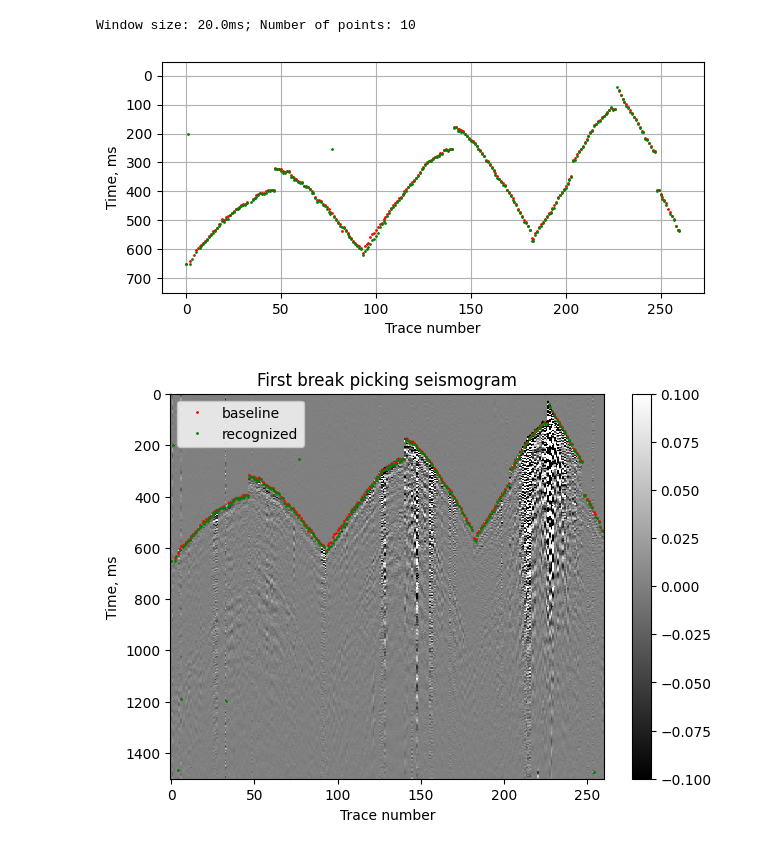
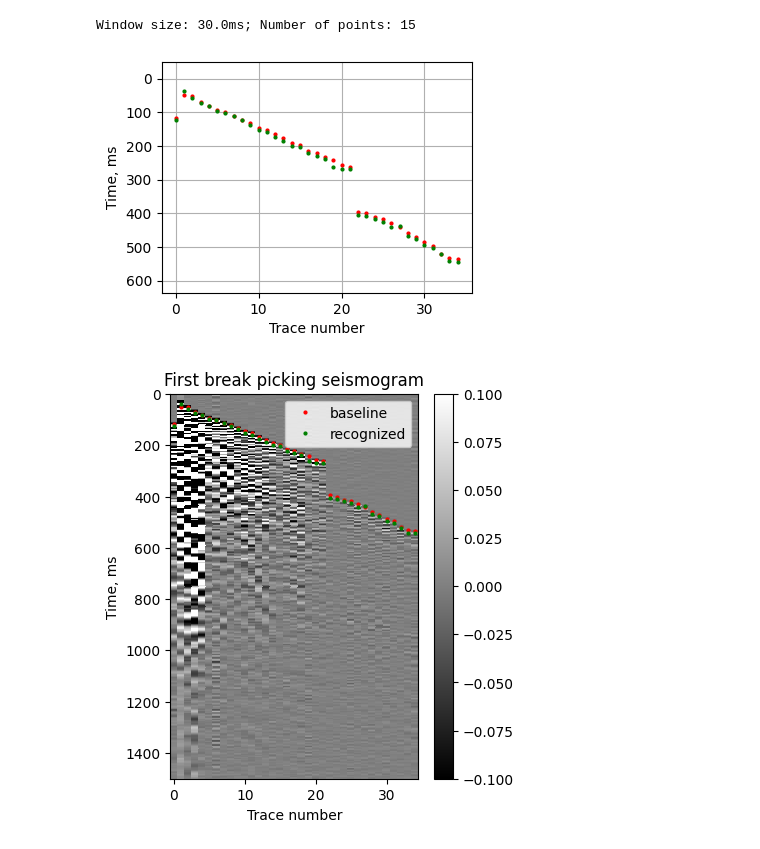
Before and after one commit to khristoforovs/first-break-picking-test-task, a Jupyter notebook: src/first_break_picking/algorithms/sta_lta/notebooks/sta_lta.ipynb, the cells around one changed output. Saved outputs shown, nothing was run; the diff lists cells and outputs as text; code cells hidden in the pictures.

```diff
--- a/src/first_break_picking/algorithms/sta_lta/notebooks/sta_lta.ipynb
+++ b/src/first_break_picking/algorithms/sta_lta/notebooks/sta_lta.ipynb
@@ -4,7 +4,7 @@ import numpy as np
 import pandas as pd
 import matplotlib.pyplot as plt
 # %%
-fld = "../../../../../data/"
+fld = "D:/Storage/datasets/first-break-recognition-dataset/data"
 file_name = r"df.parquet.gzip"
 df = pd.read_parquet(os.path.join(fld, file_name))
 df.head()
@@ -19,15 +19,15 @@ df.head()
 # reshaping
 df["data_array"] = df.apply(lambda row: row["data_array"].reshape(row["data_array_shape"]), axis=1)
 # %%
-i = 1
+i = 5
 x = df["data_array"][i] ** 2.0
 
-window_size_ms = 20.0
+window_size_ms = 30.0
 window_size = int(window_size_ms / df["sample_rate"][i] * 1e3)
 window = np.ones(window_size)
 print(f"Window size: {window_size_ms}ms; Number of points: {window_size}")
 # %% [output]
-Window size: 20.0ms; Number of points: 10
+Window size: 30.0ms; Number of points: 15
 # %%
 accumulated_energy = np.vstack([np.convolve(xi, window, mode="same") for xi in x.T]).T
 energy_ratio = accumulated_energy[window_size:] / (accumulated_energy[:-window_size] + 1e-6)
@@ -37,26 +37,26 @@ spare1_recognized = time[np.argmax(energy_ratio, axis=0) + window_size]
 # %%
 x = np.arange(df["data_array"][i].shape[1], dtype=int)
 y = 1e-3 * np.arange(df["data_array"][i].shape[0]) * df["sample_rate"][i]
 X, Y = np.meshgrid(x, y)
 spare1 = df["spare1"][i]
 eps = 1e-6
 
-plt.figure(figsize=(7, 3))
-plt.plot(x[spare1 > eps], spare1[spare1 > eps], ".r", ms=2)
-plt.plot(x, spare1_recognized, ".g", ms=2)
+plt.figure(figsize=(4, 3))
+plt.plot(x[spare1 > eps], spare1[spare1 > eps], ".r", ms=4)
+plt.plot(x, spare1_recognized, ".g", ms=4)
 plt.ylabel("Time, ms")
 plt.ylim(np.min(spare1[spare1 > eps]) - 100.0, np.max(spare1[spare1 > eps]) + 100.0)
 plt.gca().invert_yaxis()
 plt.xlabel("Trace number")
 plt.grid()
 plt.show()
 # %% [output]
-[figure, old version]
+[figure, new version]
 # %%
-plt.figure(figsize=(7, 5))
+plt.figure(figsize=(4, 5))
 plt.pcolor(X, Y, df["data_array"][i], cmap="gray", clim=(-0.1, 0.1))
-plt.plot(x[spare1 > eps], spare1[spare1 > eps], ".r", ms=2, label="baseline")
-plt.plot(x, spare1_recognized, ".g", ms=2, label="recognized")
+plt.plot(x[spare1 > eps], spare1[spare1 > eps], ".r", ms=4, label="baseline")
+plt.plot(x, spare1_recognized, ".g", ms=4, label="recognized")
 plt.gca().invert_yaxis()
 plt.ylabel("Time, ms")
 plt.xlabel("Trace number")
@@ -65,4 +65,4 @@ plt.colorbar()
 plt.legend()
 plt.show()
 # %% [output]
-[figure, old version]
+[figure, new version]
```
Also changed, not shown: parts of 1 cell of this notebook.
